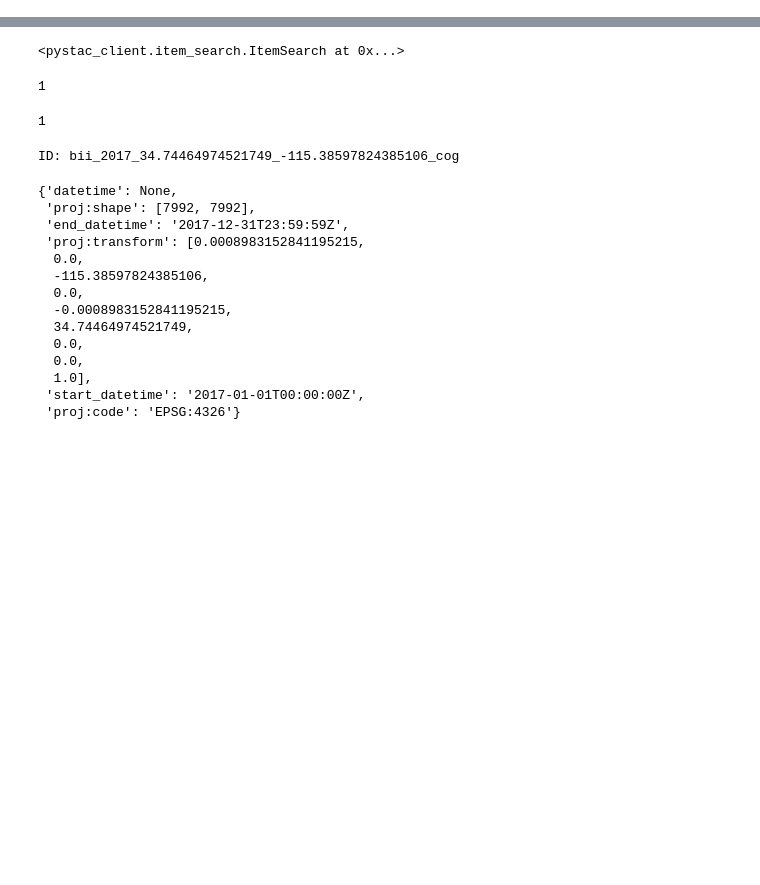
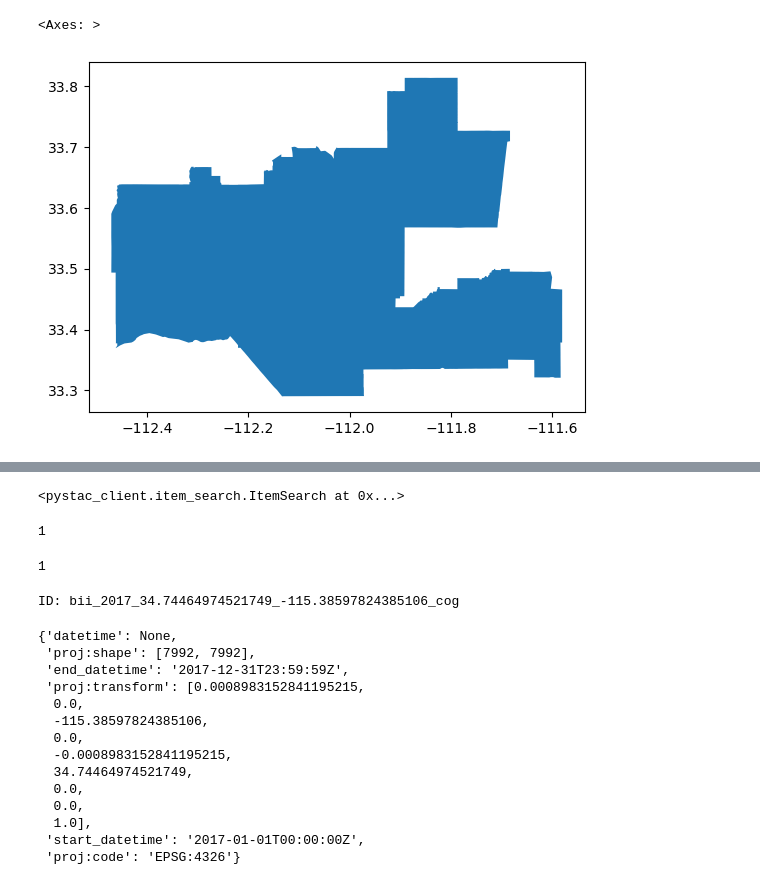
Before and after one commit to sofiasarak/biodiversity_phoenix, a Jupyter notebook: pheonix.ipynb, the cells around one changed output, grey strips where cells are left out. Saved outputs shown, nothing was run; the diff lists cells and outputs as text; code cells hidden in the pictures; blank space fills up the shorter version.

```diff
--- a/pheonix.ipynb
+++ b/pheonix.ipynb
@@ -18,0 +131,6 @@ catalog = Client.open(
+# %%
+# Use os to build filepath to Arizona subdivision data
+fp = os.path.join('data','tl_2020_04_cousub','tl_2020_04_cousub.shp')
+
+# Read in data using geopandas
+subs = gpd.read_file(fp)
@@ -18,0 +194,6 @@ catalog = Client.open(
+# %%
+# Filter subs df for just the Phoenix subdivision
+phoenix_sub = subs[subs['NAME'] == "Phoenix"]
+
+# Confirm we get back one row of data
+phoenix_sub
@@ -18,0 +203,6 @@ catalog = Client.open(
+# %%
+# Preliminary plot to see Phoenix shape/confirm geometry is stored properly
+phoenix_sub.plot()
+# %% [output]
+<Axes: >
+[figure, added]
```
Also changed, not shown: parts of 38 cells of this notebook.
